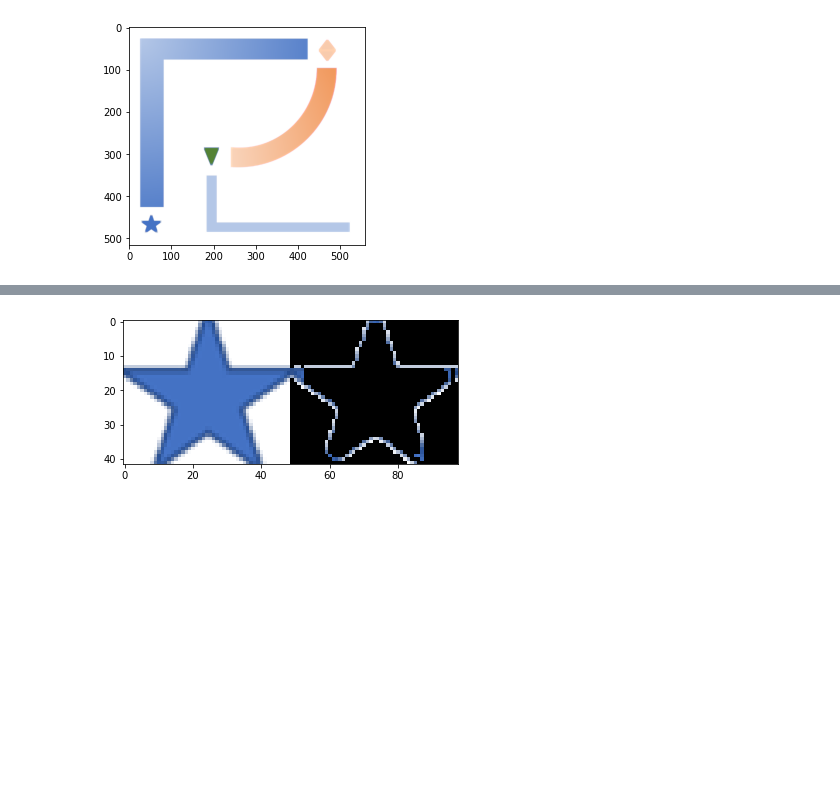
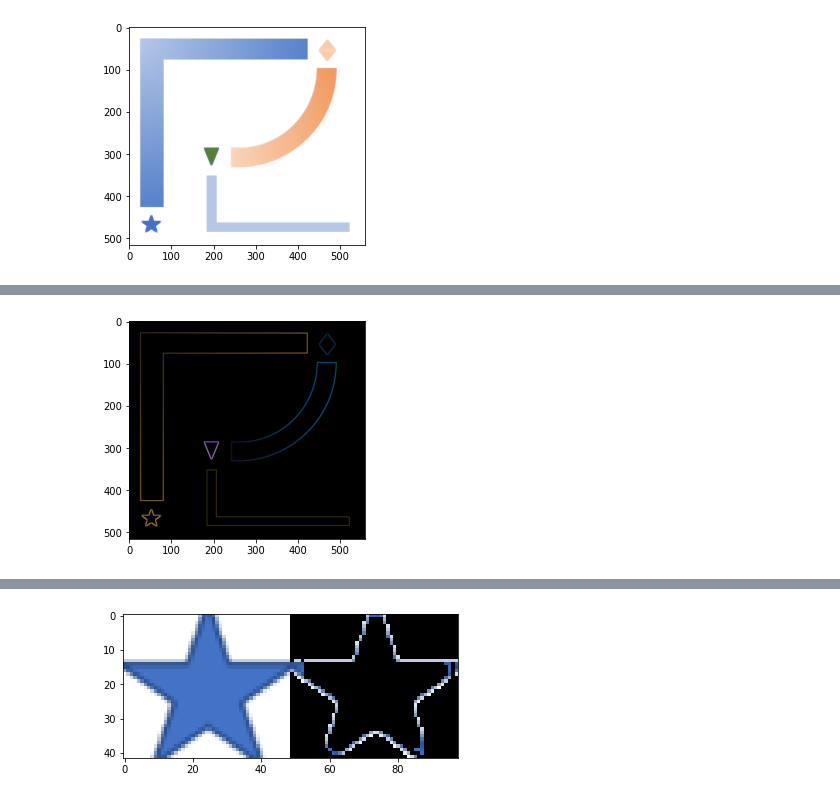
Before and after one commit to teerameth/Module6-7, a Jupyter notebook: MileStone23.ipynb, the cells around one changed output, grey strips where cells are left out. Saved outputs shown, nothing was run; the diff lists cells and outputs as text; code cells hidden in the pictures; blank space fills up the shorter version.

```diff
--- a/MileStone23.ipynb
+++ b/MileStone23.ipynb
@@ -47,0 +32,5 @@ Found 6contours.
+# %%
+diff = cv2.absdiff(dilation, erosion)
+imshow(diff)
+# %% [output]
+[figure, added]
```
Also changed, not shown: parts of 5 cells of this notebook, 1 other file.
